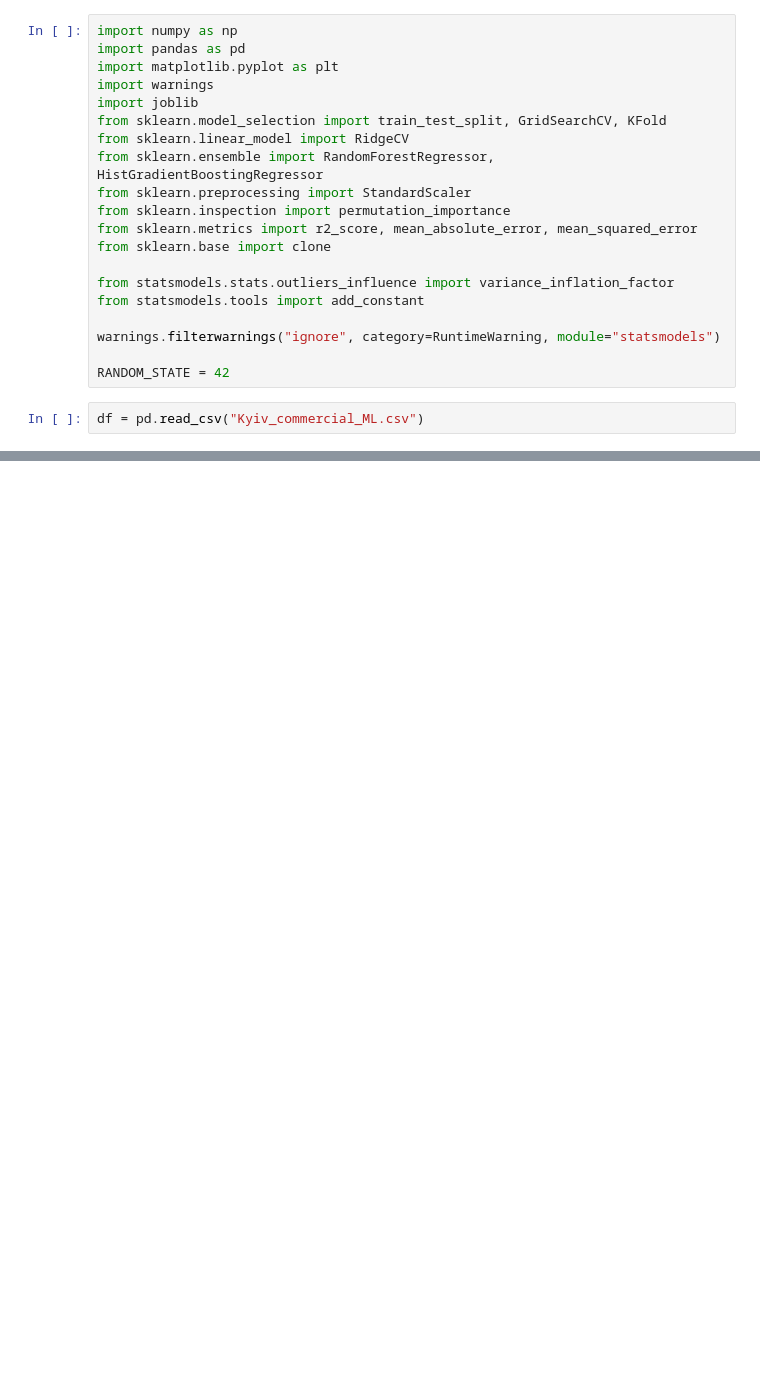
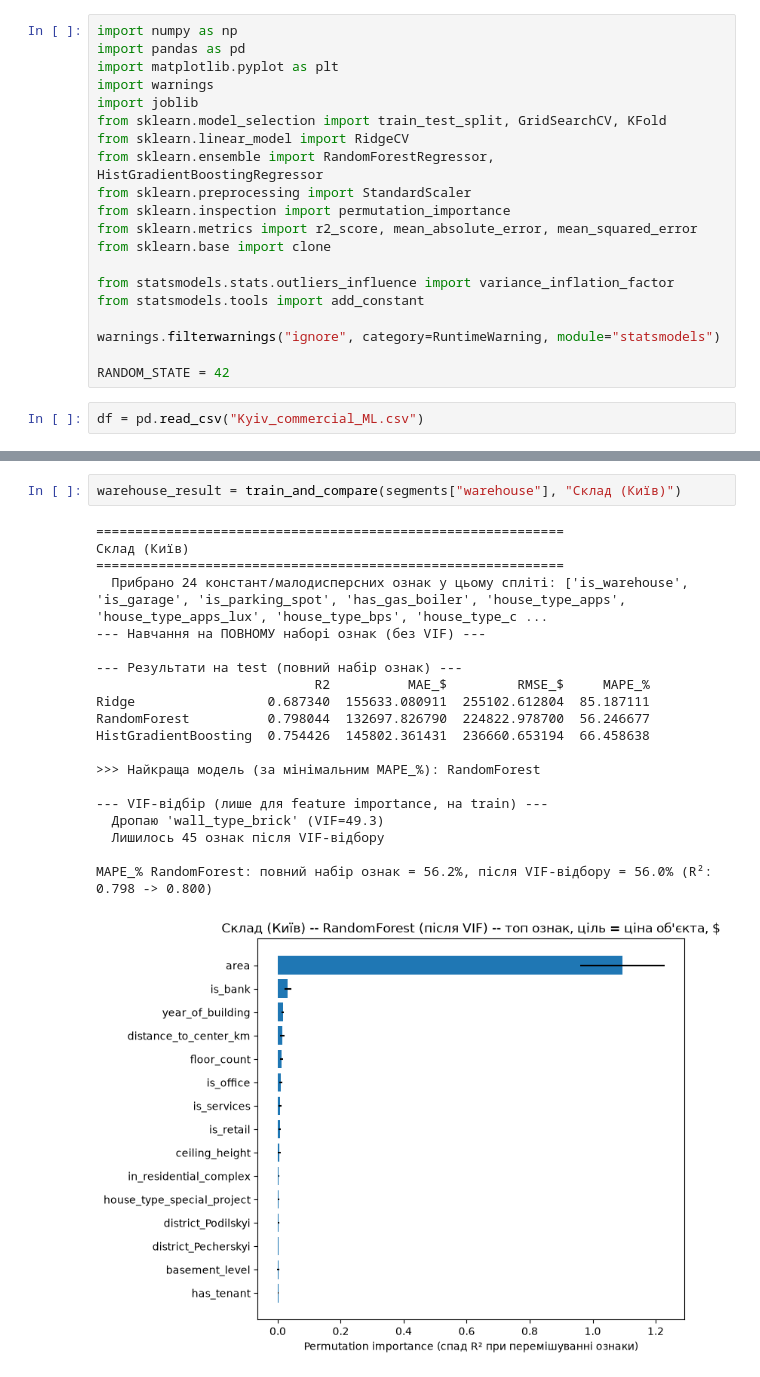
Before and after one commit to YESosnovska/apartaments-prices-analysis-new, a Jupyter notebook: commercial/train_Kyiv_ML.ipynb, the cells around one changed output, grey strips where cells are left out. Drawn from its saved outputs; the diff is of its cells as text; blank space fills up the shorter version.

```diff
--- a/commercial/train_Kyiv_ML.ipynb
+++ b/commercial/train_Kyiv_ML.ipynb
@@ -533,0 +513,23 @@ other_artifact = save_production_pipeline(
+# %%
+warehouse_result = train_and_compare(segments["warehouse"], "Склад (Київ)")
+# %% [output]
+============================================================
+Склад (Київ)
+============================================================
+  Прибрано 24 констант/малодисперсних ознак у цьому спліті: ['is_warehouse', 'is_garage', 'is_parking_spot', 'has_gas_boiler', 'house_type_apps', 'house_type_apps_lux', 'house_type_bps', 'house_type_c ...
+--- Навчання на ПОВНОМУ наборі ознак (без VIF) ---
+
+--- Результати на test (повний набір ознак) ---
+                            R2          MAE_$         RMSE_$     MAPE_%
+Ridge                 0.687340  155633.080911  255102.612804  85.187111
+RandomForest          0.798044  132697.826790  224822.978700  56.246677
+HistGradientBoosting  0.754426  145802.361431  236660.653194  66.458638
+
+>>> Найкраща модель (за мінімальним MAPE_%): RandomForest
+
+--- VIF-відбір (лише для feature importance, на train) ---
+  Дропаю 'wall_type_brick' (VIF=49.3)
+  Лишилось 45 ознак після VIF-відбору
+
+MAPE_% RandomForest: повний набір ознак = 56.2%, після VIF-відбору = 56.0% (R²: 0.798 -> 0.800)
+[figure, added]
```
Also changed, not shown: parts of 24 cells of this notebook, 3 other files.
